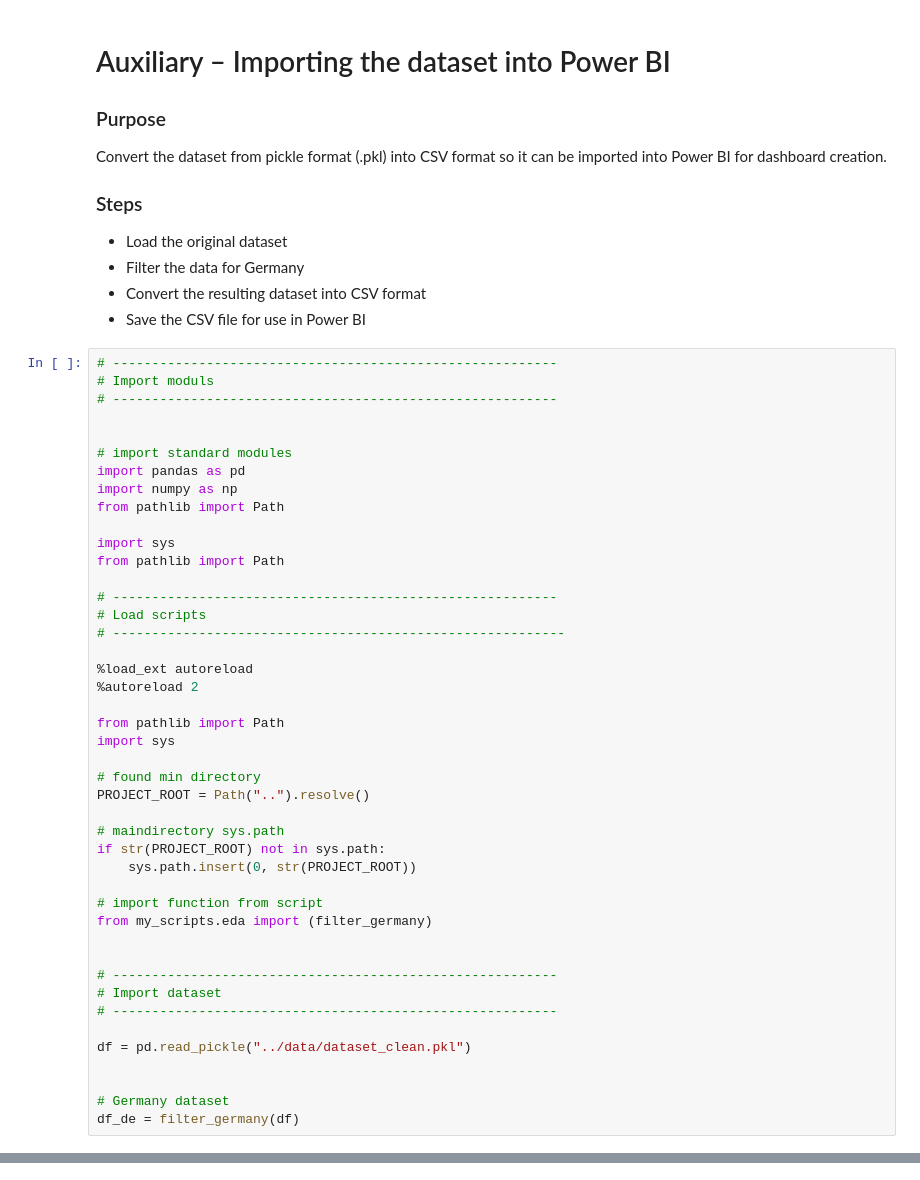
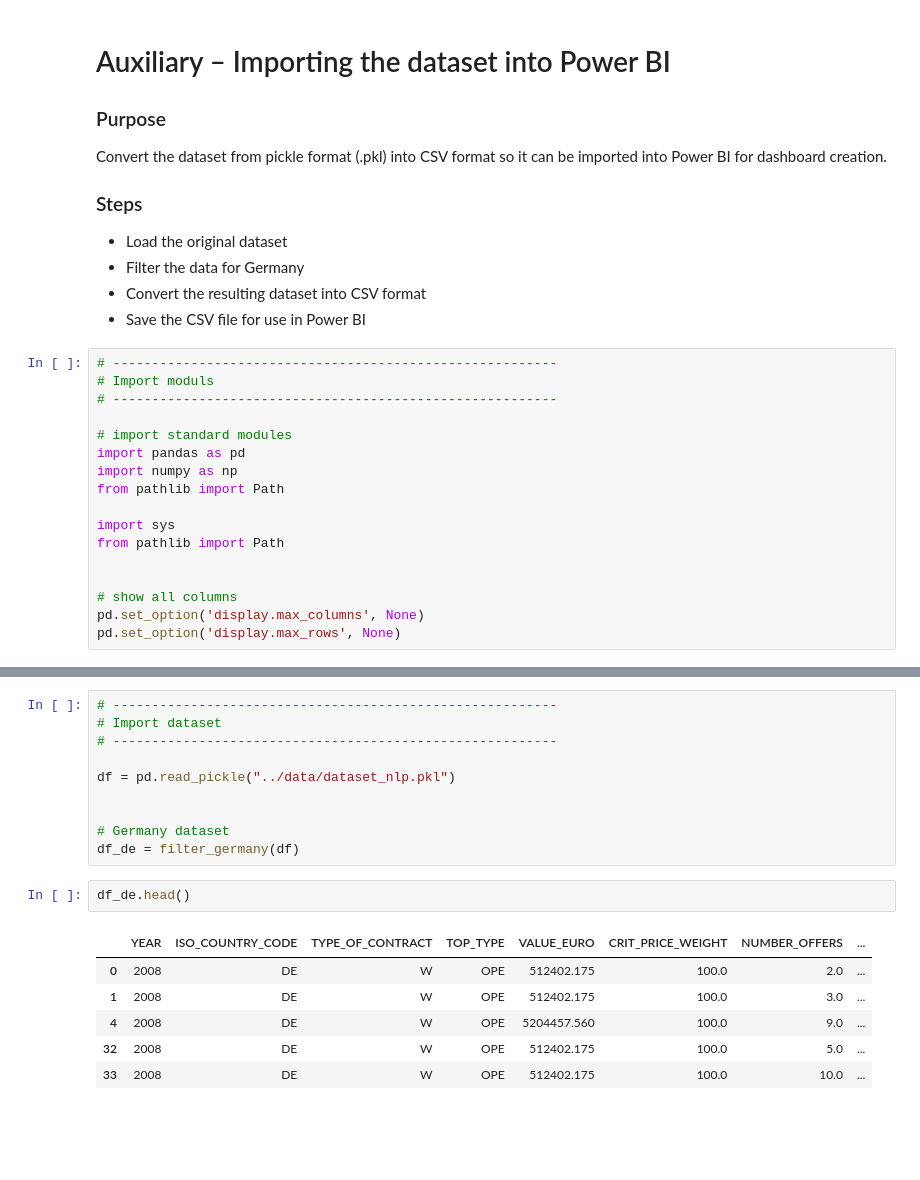
Before and after one commit to datascience-faina/public-procurement-support, a Jupyter notebook: notebooks/auxiliary_dataset_for_power_BI.ipynb, the cells around one changed output, grey strips where cells are left out. Cells and saved outputs as stored; diff of their text form; blank space fills up the shorter version.

```diff
--- a/notebooks/auxiliary_dataset_for_power_BI.ipynb
+++ b/notebooks/auxiliary_dataset_for_power_BI.ipynb
@@ -13,7 +13,6 @@ Convert the dataset from pickle format (.pkl) into CSV format so it can be impor
 # ---------------------------------------------------------
 # Import moduls
 # ---------------------------------------------------------
-
 
 # import standard modules
 import pandas as pd
@@ -23,33 +22,7 @@ from pathlib import Path
 import sys
 from pathlib import Path
 
-# ---------------------------------------------------------
-# Load scripts
-# ----------------------------------------------------------
 
-%load_ext autoreload
-%autoreload 2
-
-from pathlib import Path
-import sys
-
-# found min directory
-PROJECT_ROOT = Path("..").resolve()
-
-# maindirectory sys.path
-if str(PROJECT_ROOT) not in sys.path:
-    sys.path.insert(0, str(PROJECT_ROOT))
-
-# import function from script
-from my_scripts.eda import (filter_germany)
-
-
-# ---------------------------------------------------------
-# Import dataset
-# ---------------------------------------------------------
-
-df = pd.read_pickle("../data/dataset_clean.pkl")
-
-
-# Germany dataset
-df_de = filter_germany(df)
+# show all columns
+pd.set_option('display.max_columns', None)
+pd.set_option('display.max_rows', None)
@@ -58,0 +49,19 @@ The autoreload extension is already loaded. To reload it, use:
+# %%
+# ---------------------------------------------------------
+# Import dataset
+# ---------------------------------------------------------
+
+df = pd.read_pickle("../data/dataset_nlp.pkl")
+
+
+# Germany dataset
+df_de = filter_germany(df)
+# %%
+df_de.head()
+# %% [output]
+|  | YEAR | ISO_COUNTRY_CODE | TYPE_OF_CONTRACT | TOP_TYPE | VALUE_EURO | CRIT_PRICE_WEIGHT | NUMBER_OFFERS | ... |
+| 0 | 2008 | DE | W | OPE | 512402.175 | 100.0 | 2.0 | ... |
+| 1 | 2008 | DE | W | OPE | 512402.175 | 100.0 | 3.0 | ... |
+| 4 | 2008 | DE | W | OPE | 5204457.560 | 100.0 | 9.0 | ... |
+| 32 | 2008 | DE | W | OPE | 512402.175 | 100.0 | 5.0 | ... |
+| 33 | 2008 | DE | W | OPE | 512402.175 | 100.0 | 10.0 | ... |
```
Also changed, not shown: parts of 5 cells of this notebook, 14 other files.
